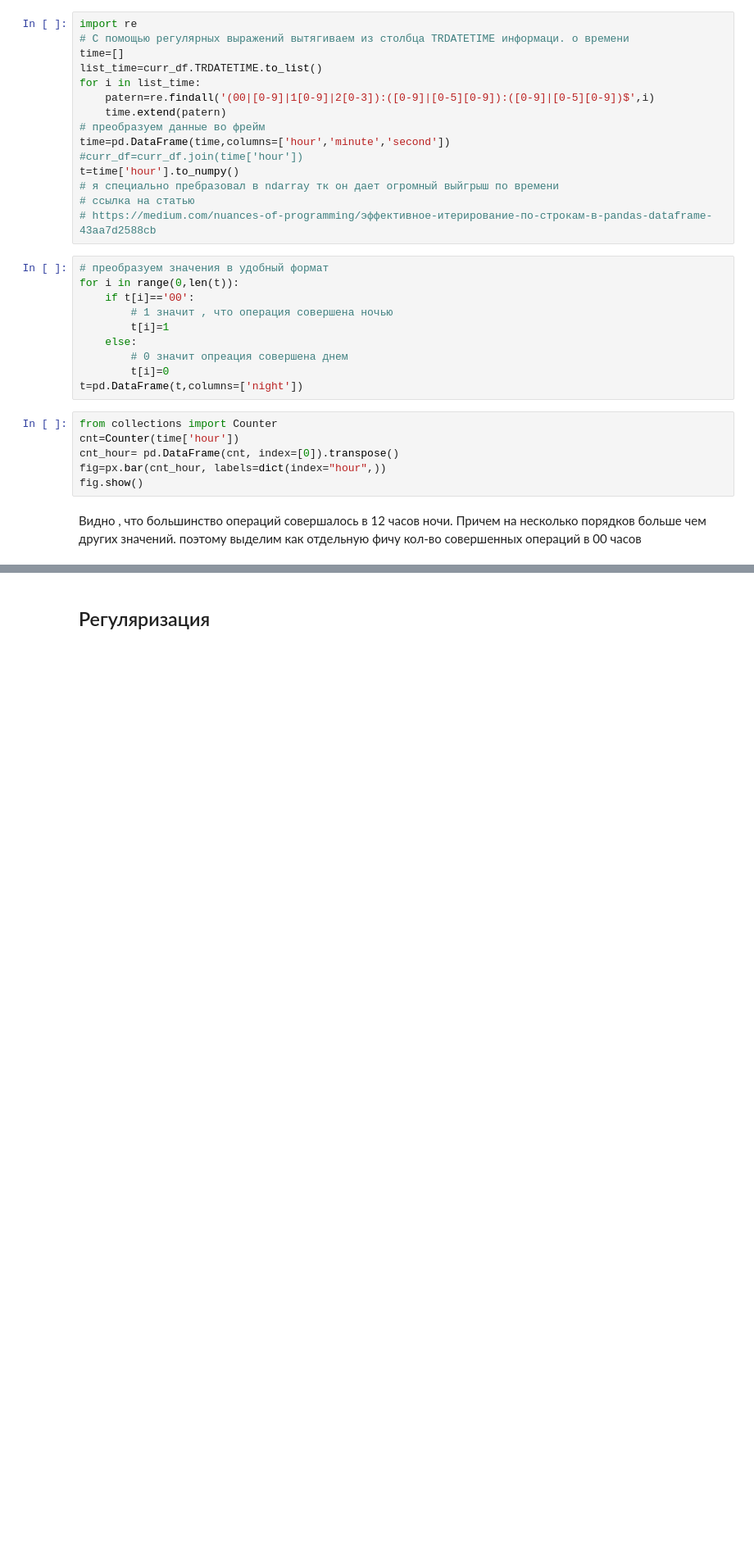
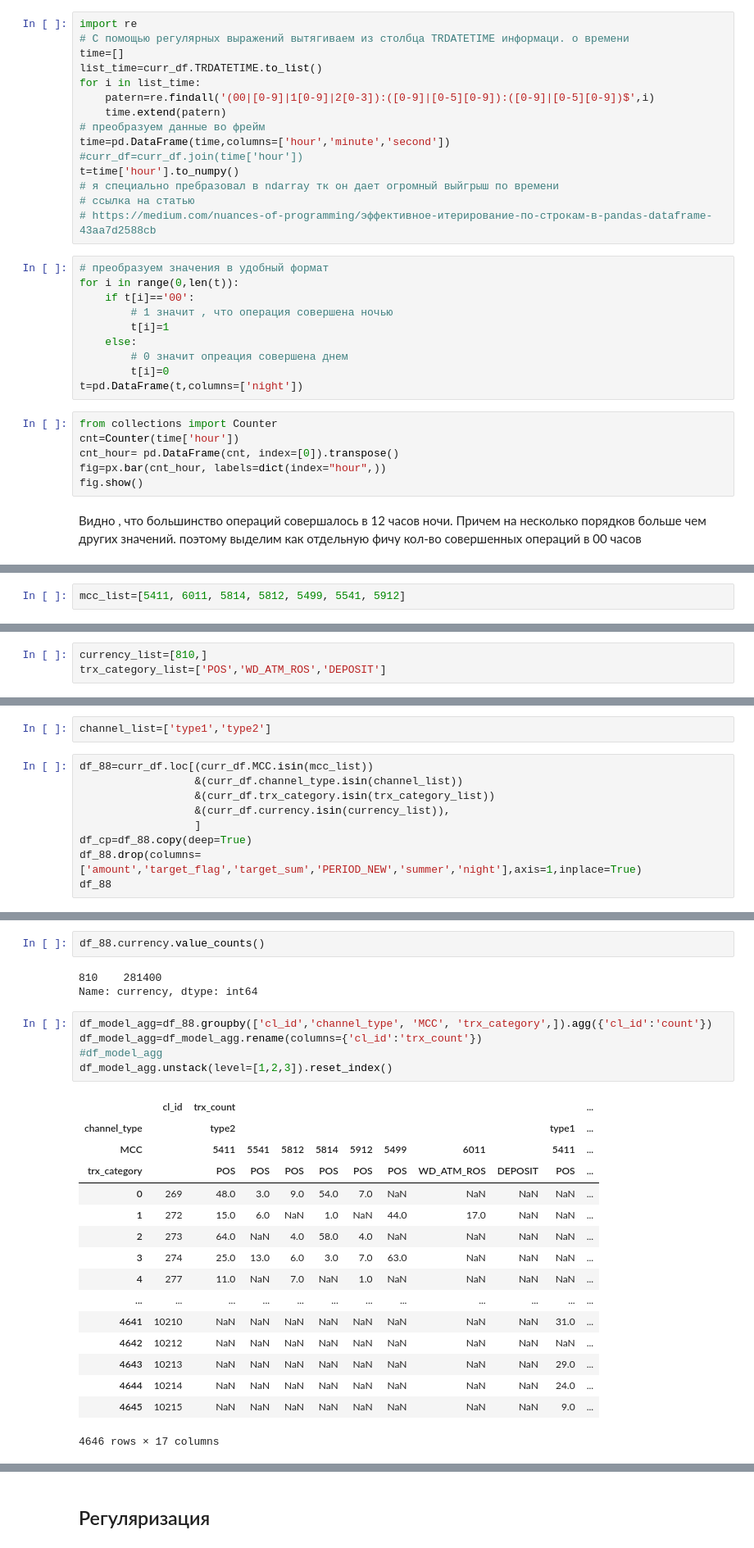
Before and after one commit to ddddrill/ds3-spring-2018, a Jupyter notebook: 3. Feature Engineering/3.2/FE_Homework_1.ipynb, the cells around one changed output, grey strips where cells are left out. Shown at 82% size. Saved outputs shown, nothing was run; the diff lists cells and outputs as text; blank space fills up the shorter version.

```diff
--- a/3. Feature Engineering/3.2/FE_Homework_1.ipynb
+++ b/3. Feature Engineering/3.2/FE_Homework_1.ipynb
@@ -261,0 +338,2 @@ curr_df=curr_df.join(t['night'])
+# %%
+mcc_list=[5411, 6011, 5814, 5812, 5499, 5541, 5912]
@@ -261,0 +343,3 @@ curr_df=curr_df.join(t['night'])
+# %%
+currency_list=[810,]
+trx_category_list=['POS','WD_ATM_ROS','DEPOSIT']
@@ -261,0 +350,11 @@ curr_df=curr_df.join(t['night'])
+# %%
+channel_list=['type1','type2']
+# %%
+df_88=curr_df.loc[(curr_df.MCC.isin(mcc_list))
+                  &(curr_df.channel_type.isin(channel_list))
+                  &(curr_df.trx_category.isin(trx_category_list))
+                  &(curr_df.currency.isin(currency_list)),
+                  ]
+df_cp=df_88.copy(deep=True)
+df_88.drop(columns=['amount','target_flag','target_sum','PERIOD_NEW','summer','night'],axis=1,inplace=True)
+df_88
@@ -261,0 +378,27 @@ curr_df=curr_df.join(t['night'])
+# %%
+df_88.currency.value_counts()
+# %% [output]
+810    281400
+Name: currency, dtype: int64
+# %%
+df_model_agg=df_88.groupby(['cl_id','channel_type', 'MCC', 'trx_category',]).agg({'cl_id':'count'})
+df_model_agg=df_model_agg.rename(columns={'cl_id':'trx_count'})
+#df_model_agg
+df_model_agg.unstack(level=[1,2,3]).reset_index()
+# %% [output]
+|  | cl_id | trx_count |  |  |  |  |  |  |  |  | ... |
+| channel_type |  | type2 |  |  |  |  |  |  |  | type1 | ... |
+| MCC |  | 5411 | 5541 | 5812 | 5814 | 5912 | 5499 | 6011 |  | 5411 | ... |
+| trx_category |  | POS | POS | POS | POS | POS | POS | WD_ATM_ROS | DEPOSIT | POS | ... |
+| 0 | 269 | 48.0 | 3.0 | 9.0 | 54.0 | 7.0 | NaN | NaN | NaN | NaN | ... |
+| 1 | 272 | 15.0 | 6.0 | NaN | 1.0 | NaN | 44.0 | 17.0 | NaN | NaN | ... |
+| 2 | 273 | 64.0 | NaN | 4.0 | 58.0 | 4.0 | NaN | NaN | NaN | NaN | ... |
+| 3 | 274 | 25.0 | 13.0 | 6.0 | 3.0 | 7.0 | 63.0 | NaN | NaN | NaN | ... |
+| 4 | 277 | 11.0 | NaN | 7.0 | NaN | 1.0 | NaN | NaN | NaN | NaN | ... |
+| ... | ... | ... | ... | ... | ... | ... | ... | ... | ... | ... | ... |
+| 4641 | 10210 | NaN | NaN | NaN | NaN | NaN | NaN | NaN | NaN | 31.0 | ... |
+| 4642 | 10212 | NaN | NaN | NaN | NaN | NaN | NaN | NaN | NaN | NaN | ... |
+| 4643 | 10213 | NaN | NaN | NaN | NaN | NaN | NaN | NaN | NaN | 29.0 | ... |
+| 4644 | 10214 | NaN | NaN | NaN | NaN | NaN | NaN | NaN | NaN | 24.0 | ... |
+| 4645 | 10215 | NaN | NaN | NaN | NaN | NaN | NaN | NaN | NaN | 9.0 | ... |
+4646 rows × 17 columns
```
Also changed, not shown: parts of 62 cells of this notebook.
